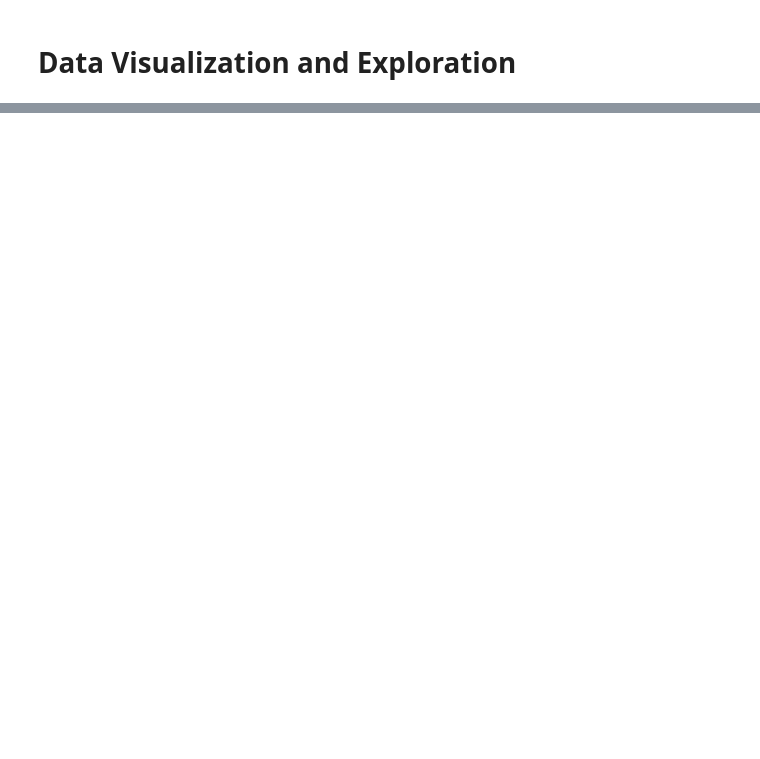
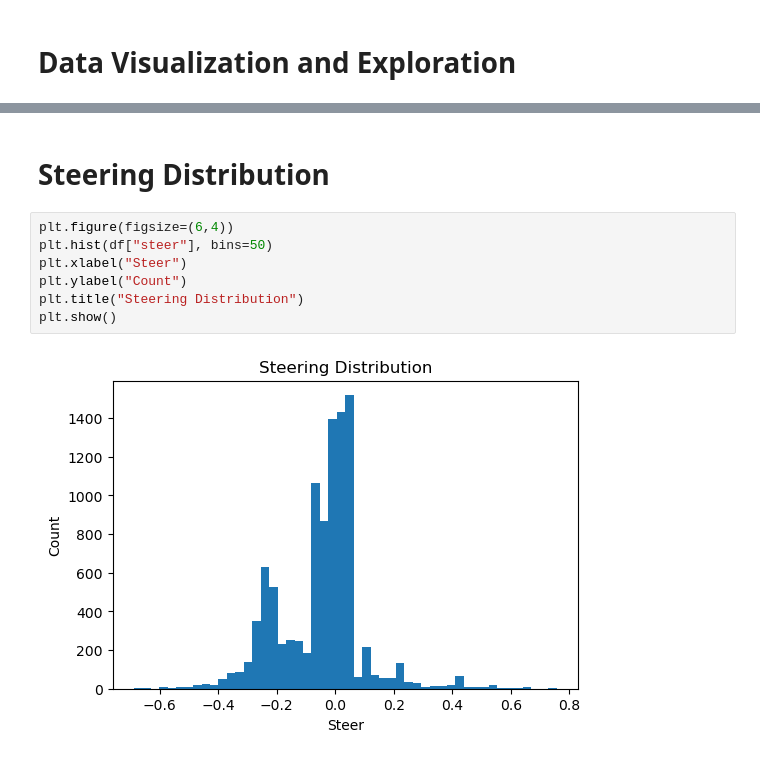
Before and after one commit to Nanditautekar/End-to-End-Deep-Learning-for-Autonomous-Driving, a Jupyter notebook: notebooks/eda_hfstream.ipynb, the cells around one changed output, grey strips where cells are left out. Cells and saved outputs as stored; diff of their text form; blank space fills up the shorter version.

```diff
--- a/notebooks/eda_hfstream.ipynb
+++ b/notebooks/eda_hfstream.ipynb
@@ -84,0 +153,11 @@ plt.show()
+# %% [markdown]
+# Steering Distribution
+# %%
+plt.figure(figsize=(6,4))
+plt.hist(df["steer"], bins=50)
+plt.xlabel("Steer")
+plt.ylabel("Count")
+plt.title("Steering Distribution")
+plt.show()
+# %% [output]
+[figure, added]
```
Also changed, not shown: parts of 21 cells of this notebook, 8 other files.
